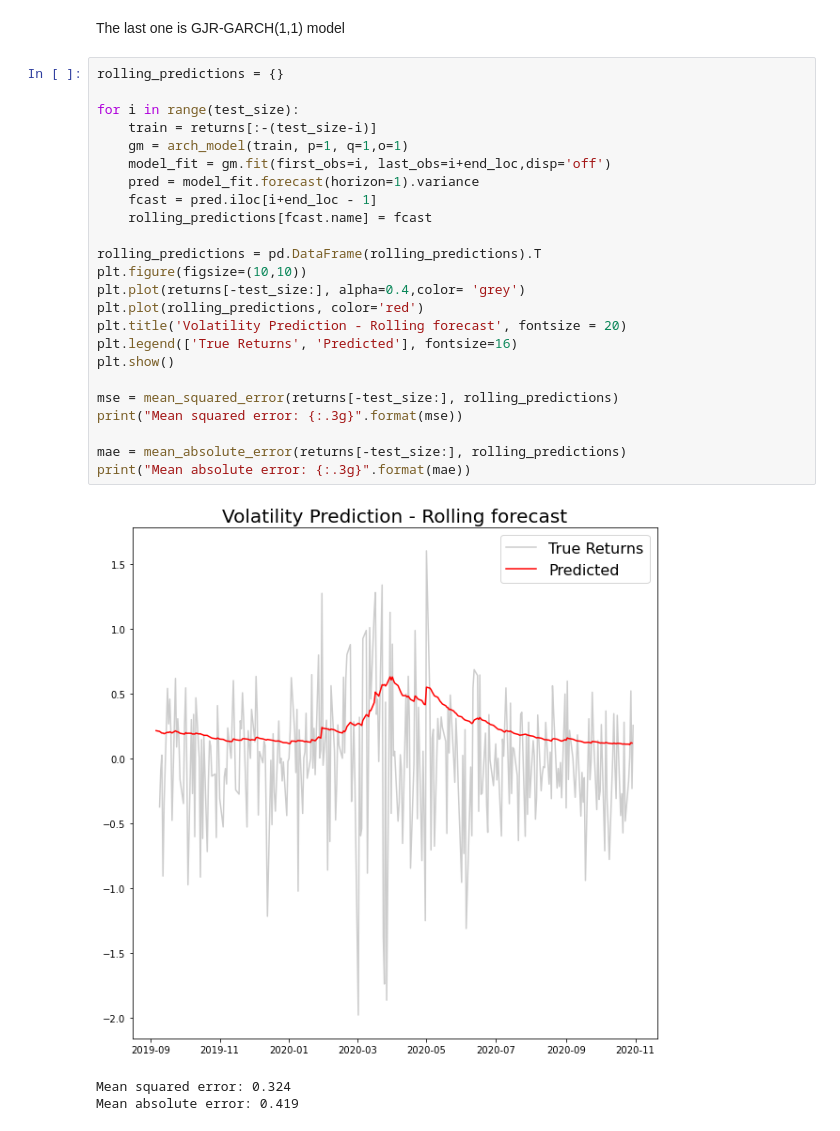
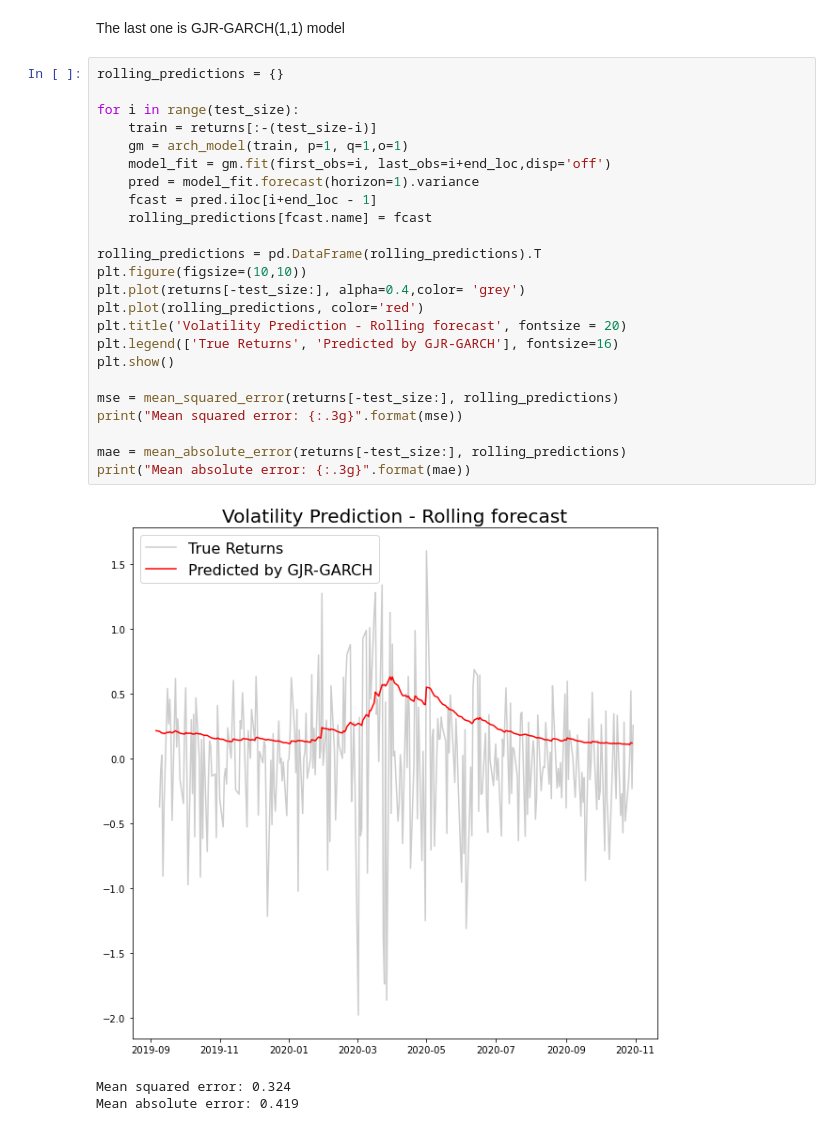
Before and after one commit to eddie8615/cs_project, a Jupyter notebook: GARCH Model.ipynb, the cells around one changed output. Saved outputs shown, nothing was run; the diff lists cells and outputs as text.

Commit message:
Changed labels of plots

```diff
--- a/GARCH Model.ipynb
+++ b/GARCH Model.ipynb
@@ -286,28 +286,28 @@ The last one is GJR-GARCH(1,1) model
 # %%
 rolling_predictions = {}
 
 for i in range(test_size):
     train = returns[:-(test_size-i)]
     gm = arch_model(train, p=1, q=1,o=1)
     model_fit = gm.fit(first_obs=i, last_obs=i+end_loc,disp='off')
     pred = model_fit.forecast(horizon=1).variance
     fcast = pred.iloc[i+end_loc - 1]
     rolling_predictions[fcast.name] = fcast
 
 rolling_predictions = pd.DataFrame(rolling_predictions).T
 plt.figure(figsize=(10,10))
 plt.plot(returns[-test_size:], alpha=0.4,color= 'grey')
 plt.plot(rolling_predictions, color='red')
 plt.title('Volatility Prediction - Rolling forecast', fontsize = 20)
-plt.legend(['True Returns', 'Predicted'], fontsize=16)
+plt.legend(['True Returns', 'Predicted by GJR-GARCH'], fontsize=16)
 plt.show()
 
 mse = mean_squared_error(returns[-test_size:], rolling_predictions)
 print("Mean squared error: {:.3g}".format(mse))
 
 mae = mean_absolute_error(returns[-test_size:], rolling_predictions)
 print("Mean absolute error: {:.3g}".format(mae))
 # %% [output]
-[figure, old version]
+[figure, new version]
 Mean squared error: 0.324
 Mean absolute error: 0.419
```
Also changed, not shown: parts of 3 cells of this notebook.
